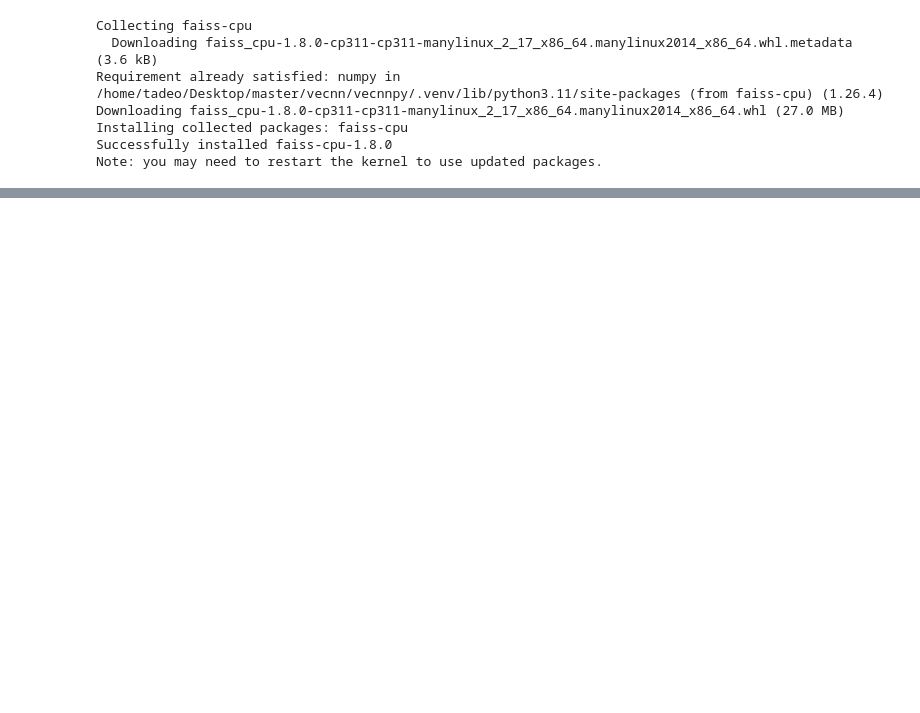
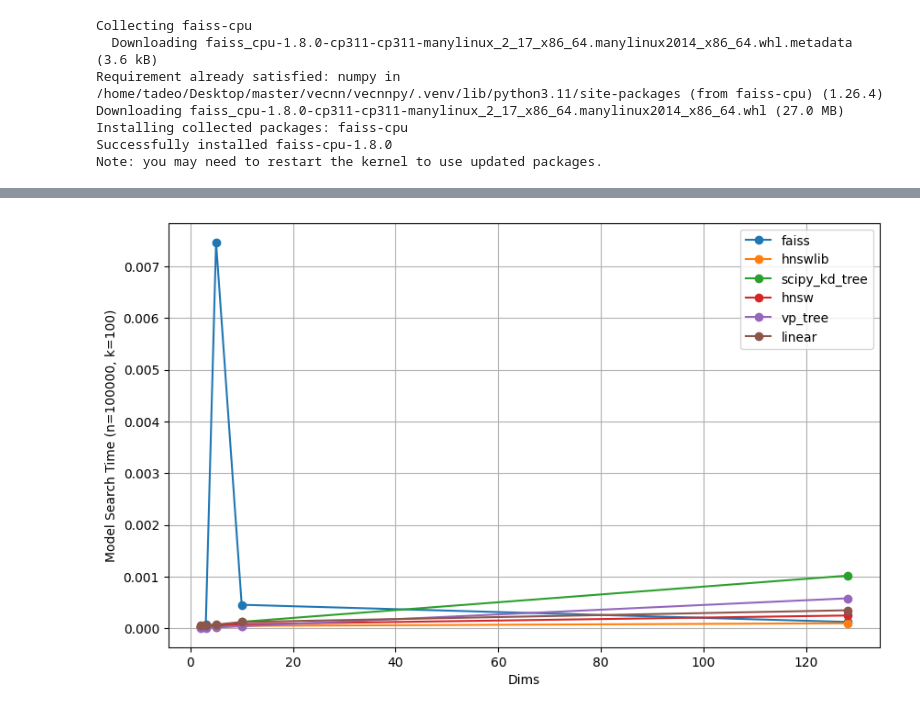
Before and after one commit to tadeohepperle/vecnn, a Jupyter notebook: vecnnpy/scripts/eval_models.ipynb, the cells around one changed output, grey strips where cells are left out. Saved outputs shown, nothing was run; the diff lists cells and outputs as text; code cells hidden in the pictures; blank space fills up the shorter version.

Commit message:
better model evaluation

```diff
--- a/vecnnpy/scripts/eval_models.ipynb
+++ b/vecnnpy/scripts/eval_models.ipynb
@@ -50,6 +17,7 @@ import vecnn
 import time
 import hnswlib
 import faiss
+from typing import Any, Tuple
 
 def mlflow_all_experiments(tracking_uri="./mlruns"):
     client = mlflow.tracking.MlflowClient(tracking_uri=tracking_uri)
@@ -76,6 +44,10 @@ def mlflow_experiment_stripped(name: str, tracking_uri="./mlruns") -> pd.DataFra
         return None
     forbidden_cols = ["ex_artifact_location", "ex_creation_time", "ex_experiment_id", "ex_last_update_time", "ex_lifecycle_stage", "ex_tags", "tag_mlflow.source.type", "tag_mlflow.user", "tag_mlflow.runName", "tag_mlflow.source.name"]
     df = df.drop(columns=[col for col in forbidden_cols if col in df.columns])
+
+    # numeric_cols = ["p_data_n", "p_knn_k", "p_data_dims", "m_search_recall", "m_build_time",	m_search_time	m_build_ndc	m_search_ndc]
+    for col in df.columns:
+        df[col] = pd.to_numeric(df[col], errors='ignore')
     return df
 
 
@@ -469,0 +551,16 @@ print((res.indices, res.distances, res.num_distance_calculations) )
+# %%
+df = mlflow_experiment_stripped("explore3")
+
+plt.figure(figsize=(10, 6))
+for model in df["p_model_name"].unique():
+    subset = df[(df["p_model_name"] == model) & (df["p_data_n"] == 10000) & (df["p_knn_k"] == 100)]
+    subset.sort_values(by="p_data_dims")
+    plt.plot(subset["p_data_dims"], subset["m_search_time"], marker='o', label=model)
+
+plt.xlabel("Dims")
+plt.ylabel("Model Search Time (n=100000, k=100)")
+plt.legend()
+plt.grid(True)
+plt.show()
+# %% [output]
+[figure, added]
```
Also changed, not shown: parts of 14 cells of this notebook, 11 other files.
